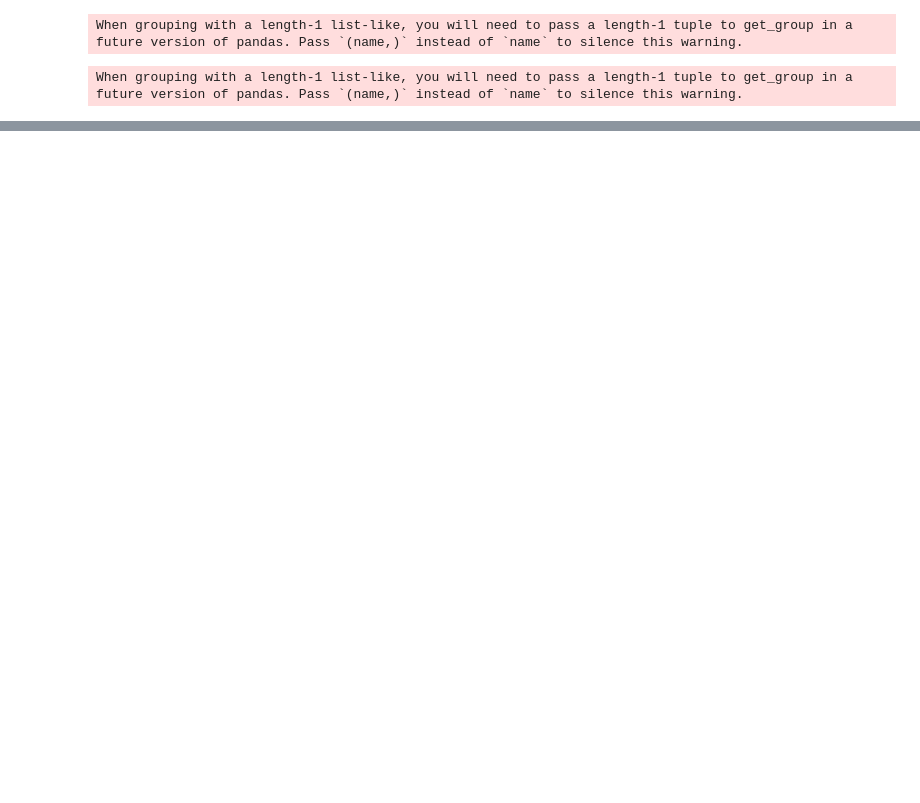
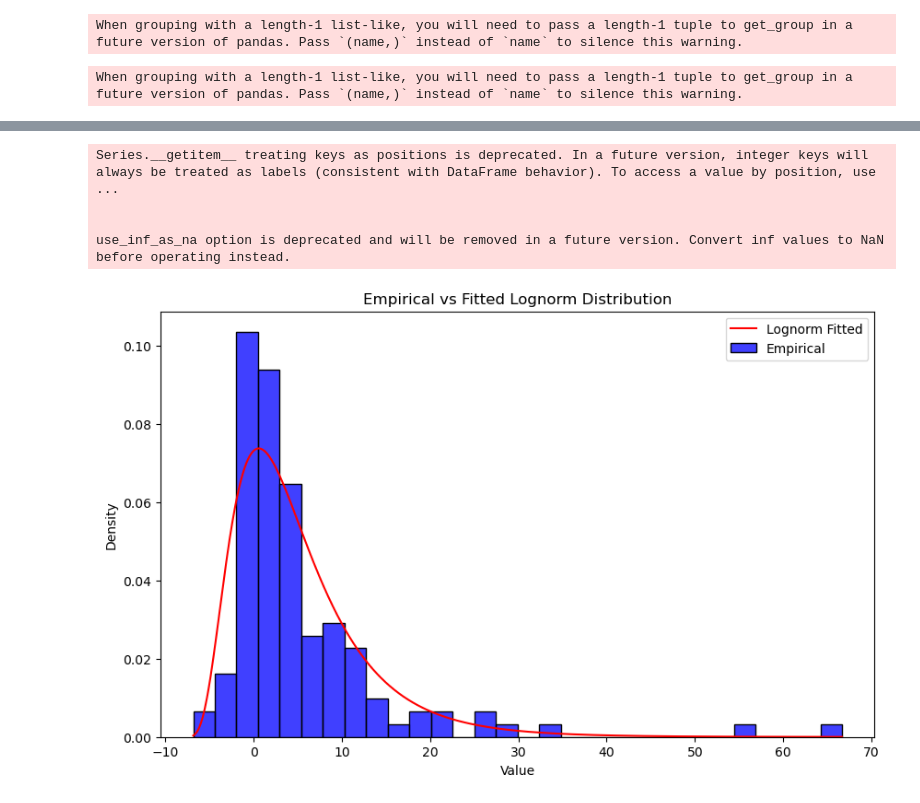
Before and after one commit to ZeliaDec/DataScience, a Jupyter notebook: analysis.ipynb, the cells around one changed output, grey strips where cells are left out. Drawn from its saved outputs; the diff is of its cells as text; code cells hidden in the pictures; blank space fills up the shorter version.

```diff
--- a/analysis.ipynb
+++ b/analysis.ipynb
@@ -917,0 +1035,48 @@ When grouping with a length-1 list-like, you will need to pass a length-1 tuple
+# %%
+def plot_empirical_vs_fitted(data_column, distribution_name, params):
+    """
+    Plot the empirical distribution of the data and the fitted theoretical distribution.
+
+    Parameters:
+    - data_column: pandas Series containing the data.
+    - distribution_name: name of the distribution to plot (e.g., 'lognorm').
+    - params: parameters of the fitted distribution.
+    """
+    # Drop NaN values from the data
+    data = data_column.dropna()
+
+    # Set up the figure
+    plt.figure(figsize=(10, 6))
+
+    # Plot the empirical distribution
+    sns.histplot(data, bins=30, kde=False, stat='density', label='Empirical', color='blue')
+
+    # Get the fitted distribution
+    dist = getattr(stats, distribution_name)
+
+    # Create a range of values from the data
+    x = np.linspace(data.min(), data.max(), 1000)
+
+    # Get the probability density function (PDF) for the fitted distribution
+    fitted_pdf = dist.pdf(x, *params)
+
+    # Plot the fitted distribution
+    plt.plot(x, fitted_pdf, label=f'{distribution_name.capitalize()} Fitted', color='red')
+
+    # Add titles and labels
+    plt.title(f'Empirical vs Fitted {distribution_name.capitalize()} Distribution')
+    plt.xlabel('Value')
+    plt.ylabel('Density')
+    plt.legend()
+
+    # Show the plot
+    plt.show()
+# %%
+lognorm_params = result_df[result_df.index == "lognorm"]["params"][0]  # From your dataframe
+plot_empirical_vs_fitted(last_df['Average_Corn_Field_Expansion_Rate(%)'], 'lognorm', lognorm_params)
+# %% [output]
+Series.__getitem__ treating keys as positions is deprecated. In a future version, integer keys will always be treated as labels (consistent with DataFrame behavior). To access a value by position, use ...
+
+
+use_inf_as_na option is deprecated and will be removed in a future version. Convert inf values to NaN before operating instead.
+[figure, added]
```
Also changed, not shown: parts of 16 cells of this notebook.
